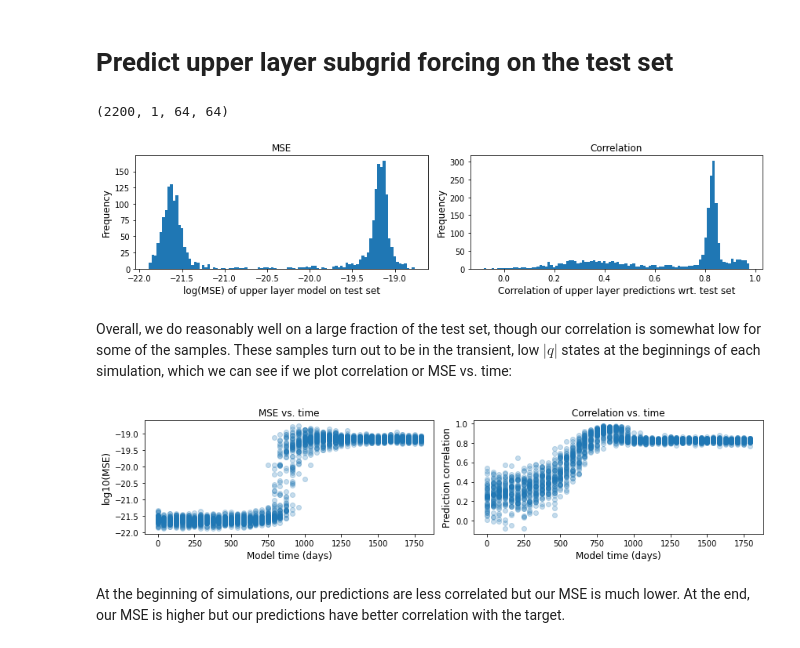
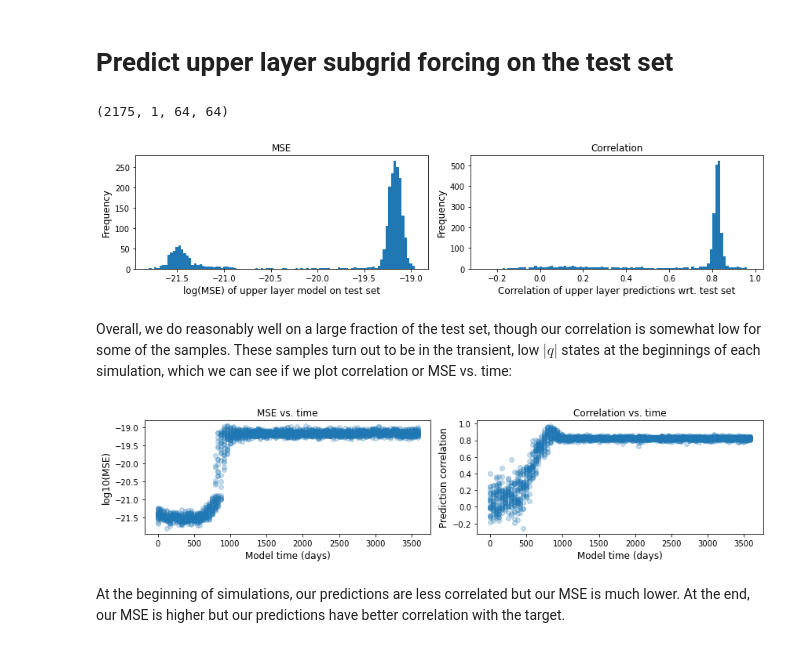
Before and after one commit to Pperezhogin/pyqg_experiments_Ross, a Jupyter notebook: notebooks/data-and-model-loading-demo.ipynb, the cells around one changed output. Saved outputs shown, nothing was run; the diff lists cells and outputs as text; code cells hidden in the pictures.

```diff
--- a/notebooks/data-and-model-loading-demo.ipynb
+++ b/notebooks/data-and-model-loading-demo.ipynb
@@ -18,13 +18,11 @@ from plot_helpers import figure_grid
 # Load datasets generated using `generate_dataset`
 # %%
 # The `PYQGSubgridDataset` class contains helpers for loading netcdf datasets of pyqg runs
-# sampled at various time intervals from a series of nested subdirectories. Note that
-# normally xr.load_mfdataset would work, but in our case, the training set is sampled
-# irregularly in time (and differently for each run, with slightly different numbers
-# of samples). I believe this also poses problems for zarr.
+# sampled at various time intervals from a series of nested subdirectories. This is mostly
+# a thin wrapper around `xr.load_mfdataset`.
 
-train = PYQGSubgridDataset('/scratch/zanna/data/pyqg/64_256/train')
-test = PYQGSubgridDataset('/scratch/zanna/data/pyqg/64_256/test')
+train = PYQGSubgridDataset('/scratch/zanna/data/pyqg/datasets/train')
+test = PYQGSubgridDataset('/scratch/zanna/data/pyqg/datasets/test')
 
 train.q1.shape, test.q1.shape
 # %% [output]
@@ -41,5 +39,5 @@ X_train.shape, Y_train.shape
 # %%
-X_test = test.extract_variables(['u','v','q'], 0)
-Y_test = test.extract_variables(['q_forcing_advection'], 0)
+X_test = test.extract_variables(['u','v','q'], z=0)
+Y_test = test.extract_variables(['q_forcing_advection'], z=0)
 X_test.shape, Y_test.shape
 # %% [output]
@@ -85,7 +105,7 @@ FullyCNN(
 Y_pred = cnn1.predict(X_test, device=device)
 Y_pred.shape
 # %% [output]
-(2200, 1, 64, 64)
+(2175, 1, 64, 64)
 # %%
 mses = ((Y_pred - Y_test)**2).reshape(-1, 64*64).sum(axis=1)
 corrs = [pearsonr(yp.ravel(), yt.ravel())[0] for yp, yt in zip(Y_pred, Y_test)]
@@ -101,25 +121,26 @@ with figure_grid(1,2) as g:
     plt.xlabel("Correlation of upper layer predictions wrt. test set", fontsize=12)
     plt.ylabel("Frequency", fontsize=12)
 # %% [output]
-[figure, old version]
+[figure, new version]
 # %% [markdown]
 Overall, we do reasonably well on a large fraction of the test set, though our correlation is somewhat low for some of the samples. These samples turn out to be in the transient, low $|q|$ states at the beginnings of each simulation, which we can see if we plot correlation or MSE vs. time:
 # %%
-time = test.extract_variable('time').ravel() / np.timedelta64(1,'D')
+time = test.time / np.timedelta64(1, 'D')
+
 with figure_grid(1,2) as g:
     g.next("MSE vs. time")
     plt.scatter(time.astype(int), np.log10(mses), alpha=0.25)
     plt.xlabel("Model time (days)", fontsize=12)
     plt.ylabel("log10(MSE)", fontsize=12)
 
     g.next("Correlation vs. time")
     plt.scatter(time.astype(int), corrs, alpha=0.25)
     plt.xlabel("Model time (days)", fontsize=12)
     plt.ylabel("Prediction correlation", fontsize=12)
 
 plt.show()
 # %% [output]
-[figure, old version]
+[figure, new version]
 # %% [markdown]
 At the beginning of simulations, our predictions are less correlated but our MSE is much lower. At the end, our MSE is higher but our predictions have better correlation with the target.
 # %% [markdown]
```
Also changed, not shown: parts of 5 cells of this notebook, 3 other files.
